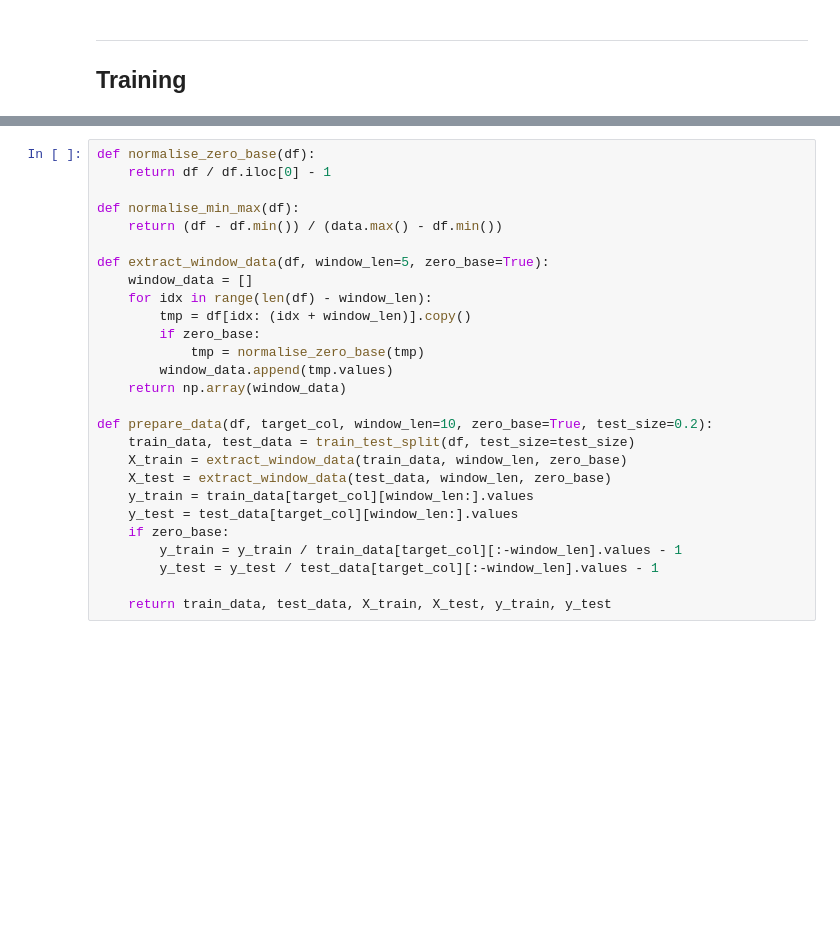
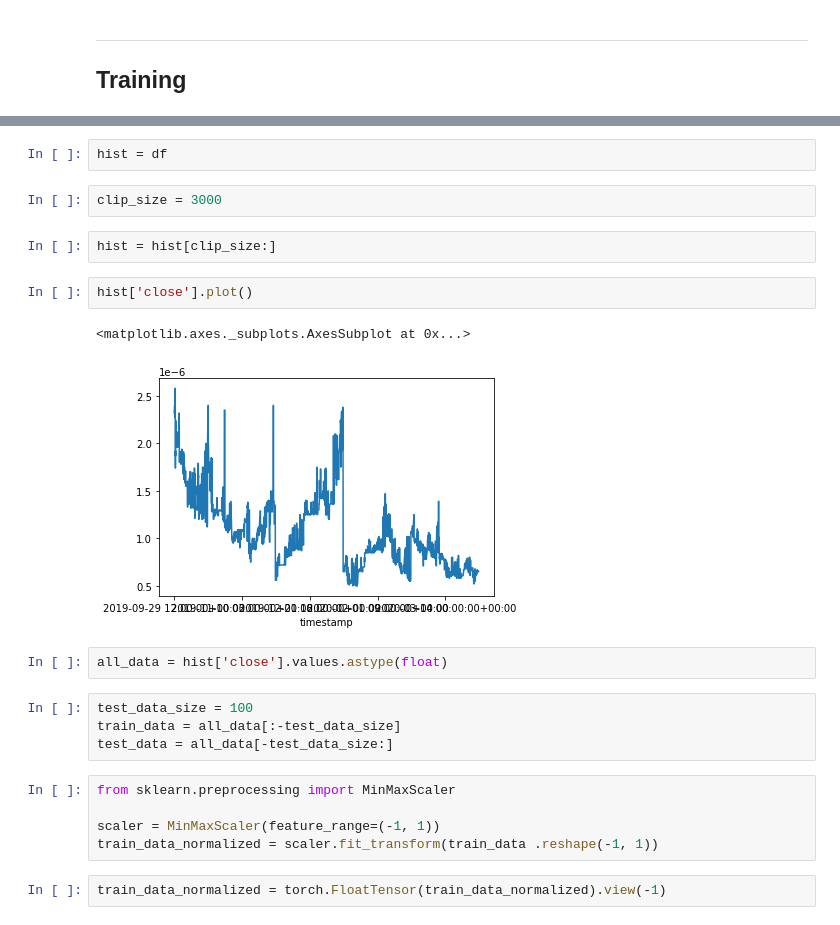
Before and after one commit to collinarnett/xcalibra_trading_bot, a Jupyter notebook: safex_trading_bot.ipynb, the cells around one changed output, grey strips where cells are left out. Cells and saved outputs as stored; diff of their text form; blank space fills up the shorter version.

```diff
--- a/safex_trading_bot.ipynb
+++ b/safex_trading_bot.ipynb
@@ -68,27 +87,24 @@ line_plot(np.log(train['close']), np.log(test['close']), 'training', 'test', tit
-# %%
-def normalise_zero_base(df):
-    return df / df.iloc[0] - 1
-
-def normalise_min_max(df):
-    return (df - df.min()) / (data.max() - df.min())
-
-def extract_window_data(df, window_len=5, zero_base=True):
-    window_data = []
-    for idx in range(len(df) - window_len):
-        tmp = df[idx: (idx + window_len)].copy()
-        if zero_base:
-            tmp = normalise_zero_base(tmp)
-        window_data.append(tmp.values)
-    return np.array(window_data)
-
-def prepare_data(df, target_col, window_len=10, zero_base=True, test_size=0.2):
-    train_data, test_data = train_test_split(df, test_size=test_size)
-    X_train = extract_window_data(train_data, window_len, zero_base)
-    X_test = extract_window_data(test_data, window_len, zero_base)
-    y_train = train_data[target_col][window_len:].values
-    y_test = test_data[target_col][window_len:].values
-    if zero_base:
-        y_train = y_train / train_data[target_col][:-window_len].values - 1
-        y_test = y_test / test_data[target_col][:-window_len].values - 1
-
-    return train_data, test_data, X_train, X_test, y_train, y_test
+# %%
+hist = df
+# %%
+clip_size = 3000
+# %%
+hist = hist[clip_size:]
+# %%
+hist['close'].plot()
+# %% [output]
+<matplotlib.axes._subplots.AxesSubplot at 0x...>
+[figure, added]
+# %%
+all_data = hist['close'].values.astype(float)
+# %%
+test_data_size = 100
+train_data = all_data[:-test_data_size]
+test_data = all_data[-test_data_size:]
+# %%
+from sklearn.preprocessing import MinMaxScaler
+
+scaler = MinMaxScaler(feature_range=(-1, 1))
+train_data_normalized = scaler.fit_transform(train_data .reshape(-1, 1))
+# %%
+train_data_normalized = torch.FloatTensor(train_data_normalized).view(-1)
```
Also changed, not shown: parts of 20 cells of this notebook, 3 other files.
